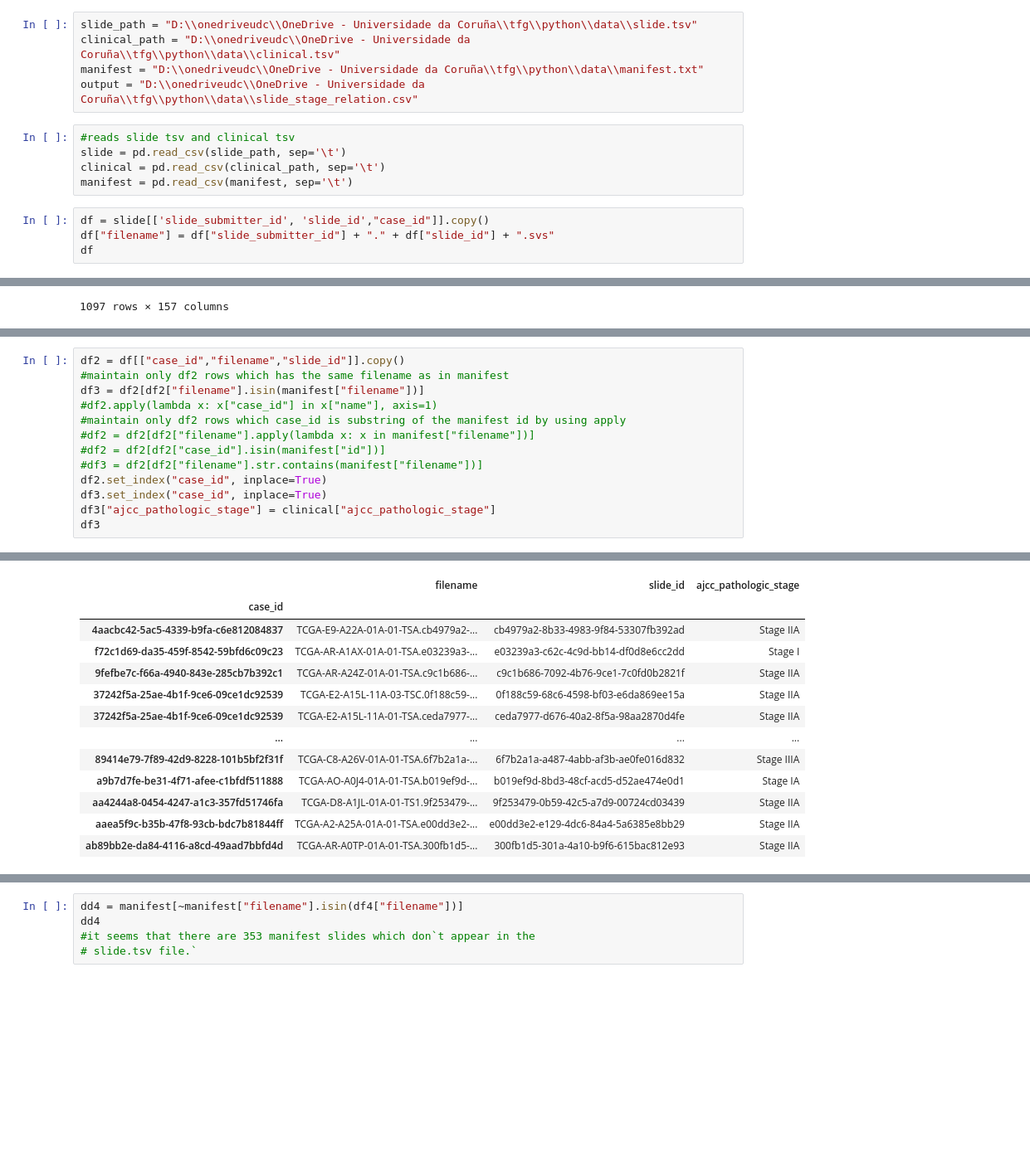
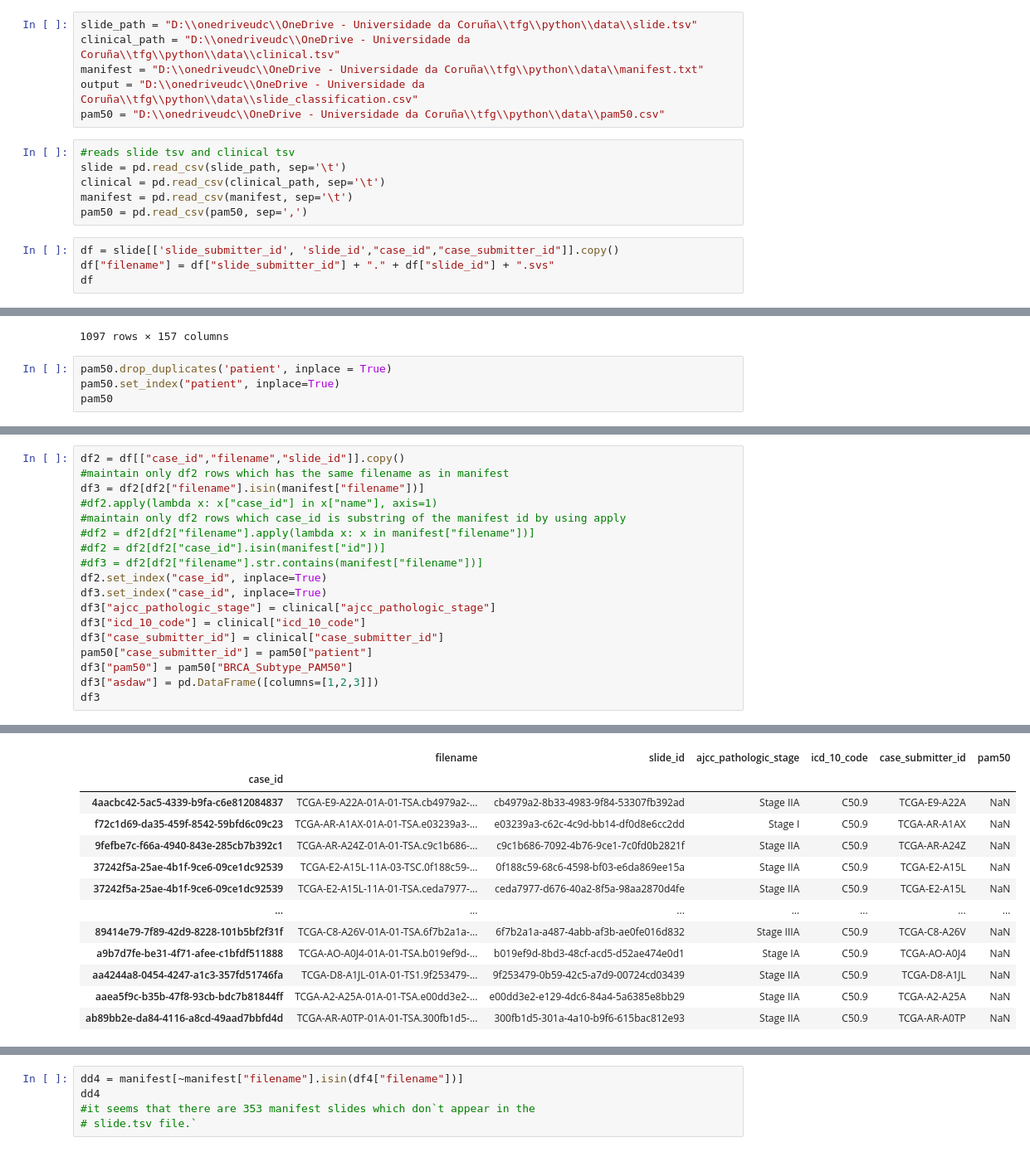
Before and after one commit to juanmiguelrl/breast-cancer-subtyping, a Jupyter notebook: code/notebooks/slide_stage_relation.ipynb, the cells around one changed output, grey strips where cells are left out. Shown at 83% size. Cells and saved outputs as stored; diff of their text form; blank space fills up the shorter version.

```diff
--- a/code/notebooks/slide_stage_relation.ipynb
+++ b/code/notebooks/slide_stage_relation.ipynb
@@ -4,14 +4,16 @@ import pandas as pd
 slide_path = "D:\\onedriveudc\\OneDrive - Universidade da Coruña\\tfg\\python\\data\\slide.tsv"
 clinical_path = "D:\\onedriveudc\\OneDrive - Universidade da Coruña\\tfg\\python\\data\\clinical.tsv"
 manifest = "D:\\onedriveudc\\OneDrive - Universidade da Coruña\\tfg\\python\\data\\manifest.txt"
-output = "D:\\onedriveudc\\OneDrive - Universidade da Coruña\\tfg\\python\\data\\slide_stage_relation.csv"
+output = "D:\\onedriveudc\\OneDrive - Universidade da Coruña\\tfg\\python\\data\\slide_classification.csv"
+pam50 = "D:\\onedriveudc\\OneDrive - Universidade da Coruña\\tfg\\python\\data\\pam50.csv"
 # %%
 #reads slide tsv and clinical tsv
 slide = pd.read_csv(slide_path, sep='\t')
 clinical = pd.read_csv(clinical_path, sep='\t')
 manifest = pd.read_csv(manifest, sep='\t')
+pam50 = pd.read_csv(pam50, sep=',')
 # %%
-df = slide[['slide_submitter_id', 'slide_id',"case_id"]].copy()
+df = slide[['slide_submitter_id', 'slide_id',"case_id","case_submitter_id"]].copy()
 df["filename"] = df["slide_submitter_id"] + "." + df["slide_id"] + ".svs"
 df
 # %% [output]
@@ -47,3 +49,7 @@ clinical
 | aba5f46a-e67a-4cd2-9c52-c0686968ff04 | TCGA-EW-A6SA | TCGA-BRCA | 59 | '-- | '-- | '-- | ... |
 | f45aa0b2-f3de-4db5-9730-e5c6c4e2ed3a | TCGA-EW-A2FV | TCGA-BRCA | 39 | '-- | '-- | '-- | ... |
 1097 rows × 157 columns
+# %%
+pam50.drop_duplicates('patient', inplace = True)
+pam50.set_index("patient", inplace=True)
+pam50
@@ -59,6 +150,11 @@ df3 = df2[df2["filename"].isin(manifest["filename"])]
 df2.set_index("case_id", inplace=True)
 df3.set_index("case_id", inplace=True)
 df3["ajcc_pathologic_stage"] = clinical["ajcc_pathologic_stage"]
+df3["icd_10_code"] = clinical["icd_10_code"]
+df3["case_submitter_id"] = clinical["case_submitter_id"]
+pam50["case_submitter_id"] = pam50["patient"]
+df3["pam50"] = pam50["BRCA_Subtype_PAM50"]
+df3["asdaw"] = pd.DataFrame([columns=[1,2,3]])
 df3
 # %% [output]
 A value is trying to be set on a copy of a slice from a DataFrame.
@@ -69,13 +180,13 @@ See the caveats in the documentation: https://pandas.pydata.org/pandas-docs/stab
-|  | filename | slide_id | ajcc_pathologic_stage |
-| case_id |  |  |  |
-| 4aacbc42-5ac5-4339-b9fa-c6e812084837 | TCGA-E9-A22A-01A-01-TSA.cb4979a2-... | cb4979a2-8b33-4983-9f84-53307fb392ad | Stage IIA |
-| f72c1d69-da35-459f-8542-59bfd6c09c23 | TCGA-AR-A1AX-01A-01-TSA.e03239a3-... | e03239a3-c62c-4c9d-bb14-df0d8e6cc2dd | Stage I |
-| 9fefbe7c-f66a-4940-843e-285cb7b392c1 | TCGA-AR-A24Z-01A-01-TSA.c9c1b686-... | c9c1b686-7092-4b76-9ce1-7c0fd0b2821f | Stage IIA |
-| 37242f5a-25ae-4b1f-9ce6-09ce1dc92539 | TCGA-E2-A15L-11A-03-TSC.0f188c59-... | 0f188c59-68c6-4598-bf03-e6da869ee15a | Stage IIA |
-| 37242f5a-25ae-4b1f-9ce6-09ce1dc92539 | TCGA-E2-A15L-11A-01-TSA.ceda7977-... | ceda7977-d676-40a2-8f5a-98aa2870d4fe | Stage IIA |
-| ... | ... | ... | ... |
-| 89414e79-7f89-42d9-8228-101b5bf2f31f | TCGA-C8-A26V-01A-01-TSA.6f7b2a1a-... | 6f7b2a1a-a487-4abb-af3b-ae0fe016d832 | Stage IIIA |
-| a9b7d7fe-be31-4f71-afee-c1bfdf511888 | TCGA-AO-A0J4-01A-01-TSA.b019ef9d-... | b019ef9d-8bd3-48cf-acd5-d52ae474e0d1 | Stage IA |
-| aa4244a8-0454-4247-a1c3-357fd51746fa | TCGA-D8-A1JL-01A-01-TS1.9f253479-... | 9f253479-0b59-42c5-a7d9-00724cd03439 | Stage IIA |
-| aaea5f9c-b35b-47f8-93cb-bdc7b81844ff | TCGA-A2-A25A-01A-01-TSA.e00dd3e2-... | e00dd3e2-e129-4dc6-84a4-5a6385e8bb29 | Stage IIA |
-| ab89bb2e-da84-4116-a8cd-49aad7bbfd4d | TCGA-AR-A0TP-01A-01-TSA.300fb1d5-... | 300fb1d5-301a-4a10-b9f6-615bac812e93 | Stage IIA |
+|  | filename | slide_id | ajcc_pathologic_stage | icd_10_code | case_submitter_id | pam50 |
+| case_id |  |  |  |  |  |  |
+| 4aacbc42-5ac5-4339-b9fa-c6e812084837 | TCGA-E9-A22A-01A-01-TSA.cb4979a2-... | cb4979a2-8b33-4983-9f84-53307fb392ad | Stage IIA | C50.9 | TCGA-E9-A22A | NaN |
+| f72c1d69-da35-459f-8542-59bfd6c09c23 | TCGA-AR-A1AX-01A-01-TSA.e03239a3-... | e03239a3-c62c-4c9d-bb14-df0d8e6cc2dd | Stage I | C50.9 | TCGA-AR-A1AX | NaN |
+| 9fefbe7c-f66a-4940-843e-285cb7b392c1 | TCGA-AR-A24Z-01A-01-TSA.c9c1b686-... | c9c1b686-7092-4b76-9ce1-7c0fd0b2821f | Stage IIA | C50.9 | TCGA-AR-A24Z | NaN |
+| 37242f5a-25ae-4b1f-9ce6-09ce1dc92539 | TCGA-E2-A15L-11A-03-TSC.0f188c59-... | 0f188c59-68c6-4598-bf03-e6da869ee15a | Stage IIA | C50.9 | TCGA-E2-A15L | NaN |
+| 37242f5a-25ae-4b1f-9ce6-09ce1dc92539 | TCGA-E2-A15L-11A-01-TSA.ceda7977-... | ceda7977-d676-40a2-8f5a-98aa2870d4fe | Stage IIA | C50.9 | TCGA-E2-A15L | NaN |
+| ... | ... | ... | ... | ... | ... | ... |
+| 89414e79-7f89-42d9-8228-101b5bf2f31f | TCGA-C8-A26V-01A-01-TSA.6f7b2a1a-... | 6f7b2a1a-a487-4abb-af3b-ae0fe016d832 | Stage IIIA | C50.9 | TCGA-C8-A26V | NaN |
+| a9b7d7fe-be31-4f71-afee-c1bfdf511888 | TCGA-AO-A0J4-01A-01-TSA.b019ef9d-... | b019ef9d-8bd3-48cf-acd5-d52ae474e0d1 | Stage IA | C50.9 | TCGA-AO-A0J4 | NaN |
+| aa4244a8-0454-4247-a1c3-357fd51746fa | TCGA-D8-A1JL-01A-01-TS1.9f253479-... | 9f253479-0b59-42c5-a7d9-00724cd03439 | Stage IIA | C50.9 | TCGA-D8-A1JL | NaN |
+| aaea5f9c-b35b-47f8-93cb-bdc7b81844ff | TCGA-A2-A25A-01A-01-TSA.e00dd3e2-... | e00dd3e2-e129-4dc6-84a4-5a6385e8bb29 | Stage IIA | C50.9 | TCGA-A2-A25A | NaN |
+| ab89bb2e-da84-4116-a8cd-49aad7bbfd4d | TCGA-AR-A0TP-01A-01-TSA.300fb1d5-... | 300fb1d5-301a-4a10-b9f6-615bac812e93 | Stage IIA | C50.9 | TCGA-AR-A0TP | NaN |
```
Also changed, not shown: parts of 12 cells of this notebook.
